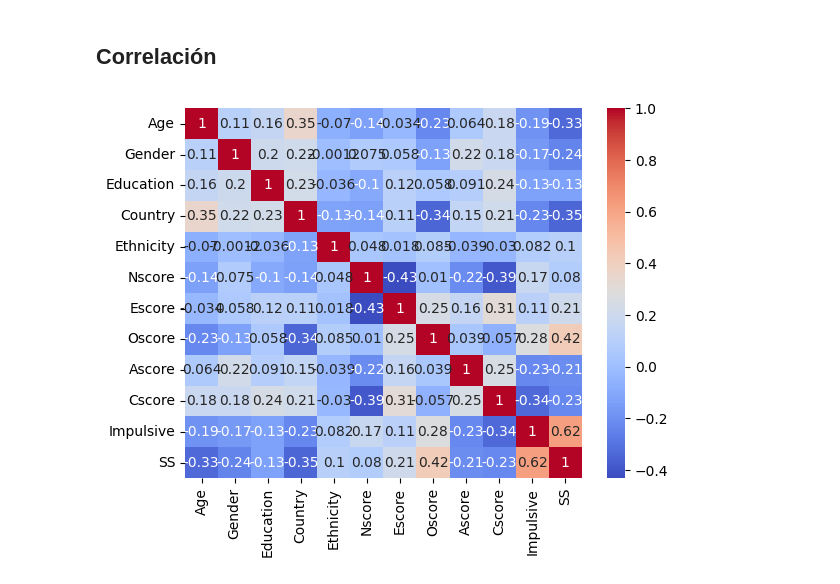
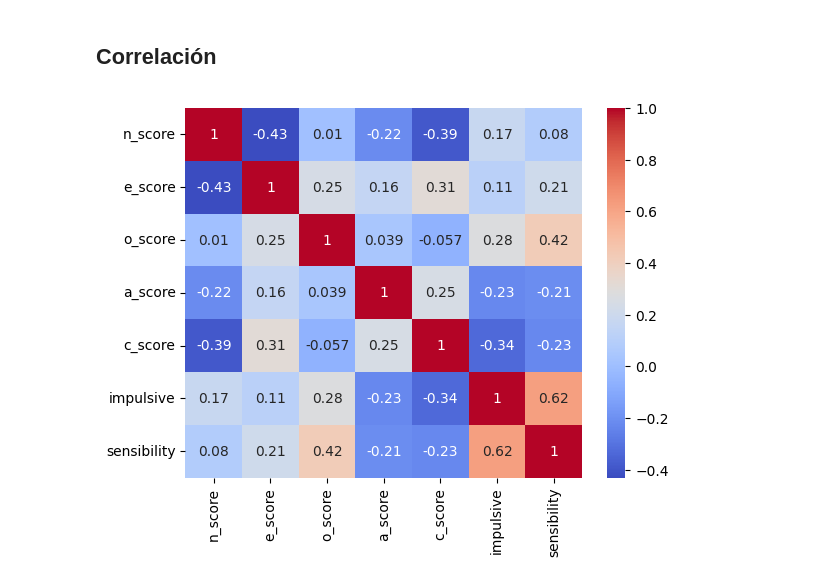
Before and after one commit to federicoFrancesconi/UCSE-2024-ML-TP1, a Jupyter notebook: tp1_EDA.ipynb, the cells around one changed output. Cells and saved outputs as stored; diff of their text form; code cells hidden in the pictures.

```diff
--- a/tp1_EDA.ipynb
+++ b/tp1_EDA.ipynb
@@ -895,10 +895,9 @@ No parece necesario hacer ningún tipo de pre-procesado sobre estas columnas.
 # %% [markdown]
 ## Correlación
 # %%
-datos = pd.read_csv('./drug_consumption.csv')
-columnas = datos.iloc[:, 1:13]
+columnas = data.iloc[:, 5:12]
 correlacion = columnas.corr()
 sns.heatmap(correlacion, annot=True, cmap='coolwarm')
 plt.show()
 # %% [output]
-[figure, old version]
+[figure, new version]
```
Also changed, not shown: parts of 4 cells of this notebook.
